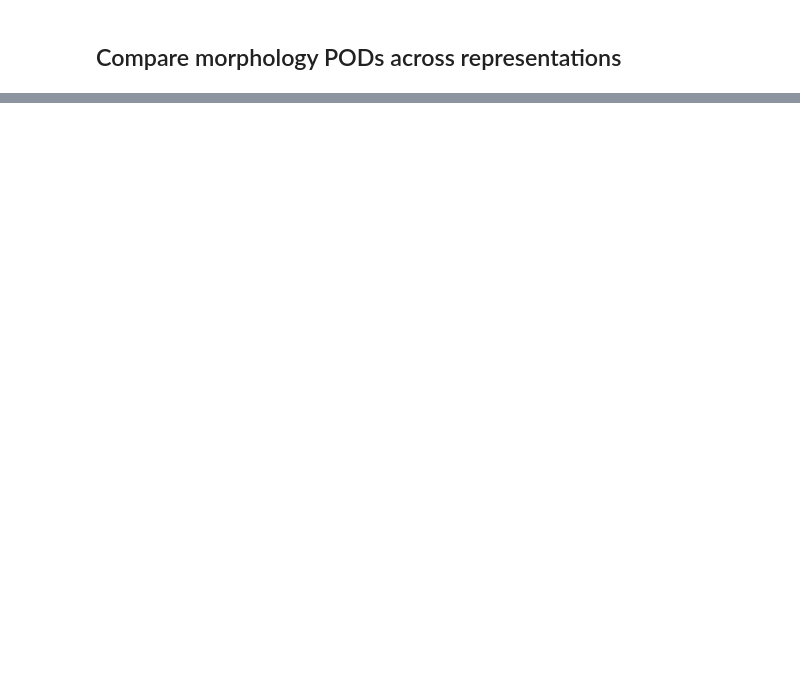
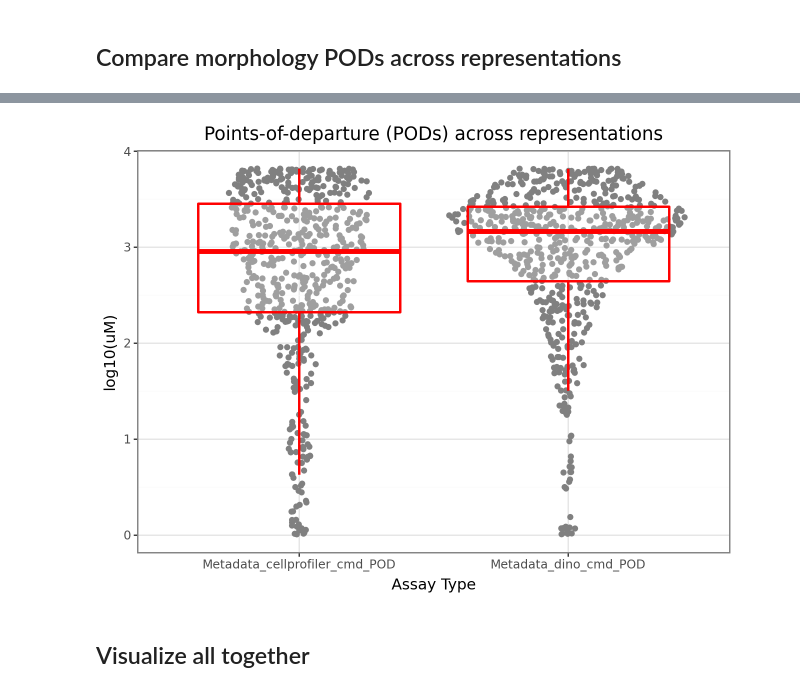
Before and after one commit to jessica-ewald/2024_09_09_Axiom_OASIS, a Jupyter notebook: 2_downstream_analysis/manuscript_notebooks/1_3_compare_pods.ipynb, the cells around one changed output, grey strips where cells are left out. Saved outputs shown, nothing was run; the diff lists cells and outputs as text; code cells hidden in the pictures; blank space fills up the shorter version.

```diff
--- a/2_downstream_analysis/manuscript_notebooks/1_3_compare_pods.ipynb
+++ b/2_downstream_analysis/manuscript_notebooks/1_3_compare_pods.ipynb
@@ -187,0 +302,15 @@ shape: (3, 9)
+# %%
+from plotnine import ggplot, aes, theme_bw, geom_boxplot, geom_sina, labs
+
+plot = (
+    ggplot(all_cmd_pods_long, aes(x='POD_Type', y='POD_Value'))
+    + geom_sina(color="grey")
+    + geom_boxplot(color="red", alpha=0.25, size=1, outlier_alpha=0)
+    + labs(title='Points-of-departure (PODs) across representations', x='Assay Type', y='log10(uM)')
+    + theme_bw()
+)
+plot.show()
+# %% [output]
+[figure, added]
+# %% [markdown]
+## Visualize all together
```
Also changed, not shown: parts of 13 cells of this notebook, 14 other files.
